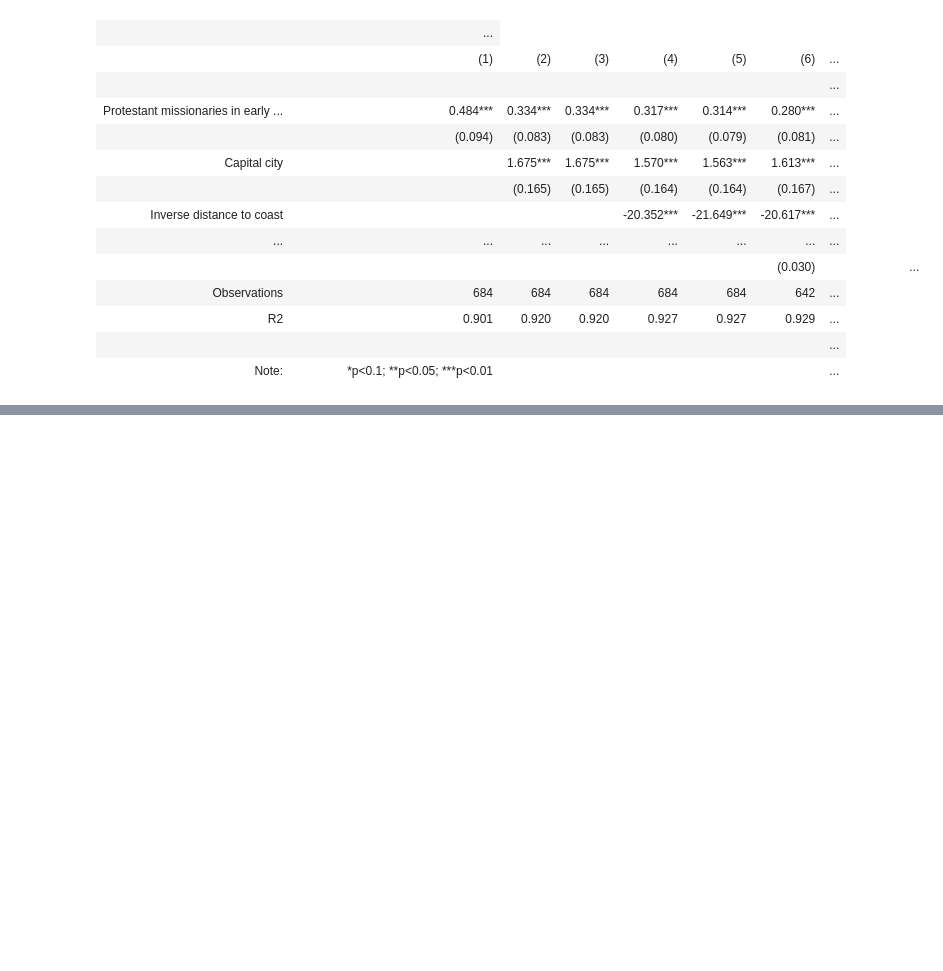
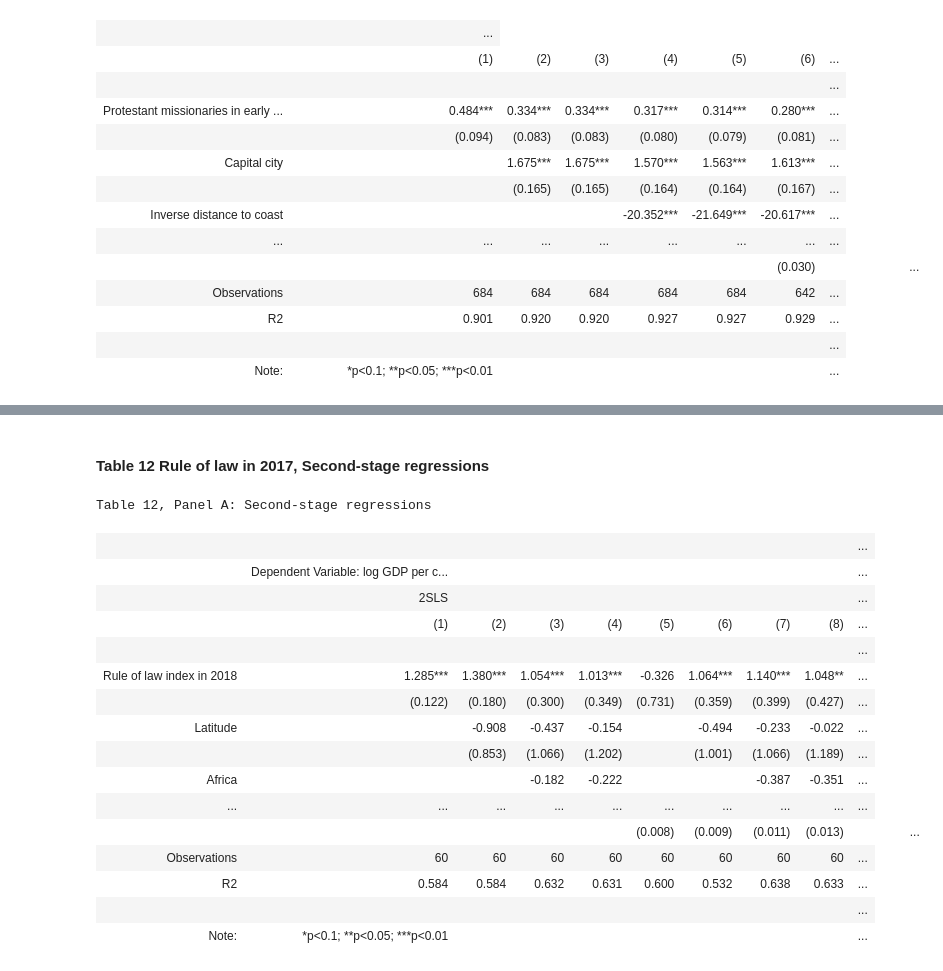
Before and after one commit to melih-damar/ose-data-science-course-project-melih-damar, a Jupyter notebook: Project_Melih_Damar.ipynb, the cells around one changed output, grey strips where cells are left out. Drawn from its saved outputs; the diff is of its cells as text; code cells hidden in the pictures; blank space fills up the shorter version.

```diff
--- a/Project_Melih_Damar.ipynb
+++ b/Project_Melih_Damar.ipynb
@@ -671,0 +732,22 @@ In this article, the authors revisit the idea of
+# %% [markdown]
+#### Table 12 Rule of law in 2017, Second-stage regressions <a class="anchor" id="table_12"></a>
+# %%
+get_table12(ext_data)
+# %% [output]
+Table 12, Panel A: Second‐stage regressions
+|  |  |  |  |  |  |  |  |  | ... |
+|  | Dependent Variable: log GDP per c... |  |  |  |  |  |  |  | ... |
+|  | 2SLS |  |  |  |  |  |  |  | ... |
+|  | (1) | (2) | (3) | (4) | (5) | (6) | (7) | (8) | ... |
+|  |  |  |  |  |  |  |  |  | ... |
+| Rule of law index in 2018 | 1.285*** | 1.380*** | 1.054*** | 1.013*** | -0.326 | 1.064*** | 1.140*** | 1.048** | ... |
+|  | (0.122) | (0.180) | (0.300) | (0.349) | (0.731) | (0.359) | (0.399) | (0.427) | ... |
+| Latitude |  | -0.908 | -0.437 | -0.154 |  | -0.494 | -0.233 | -0.022 | ... |
+|  |  | (0.853) | (1.066) | (1.202) |  | (1.001) | (1.066) | (1.189) | ... |
+| Africa |  |  | -0.182 | -0.222 |  |  | -0.387 | -0.351 | ... |
+| ... | ... | ... | ... | ... | ... | ... | ... | ... | ... |
+|  |  |  |  |  | (0.008) | (0.009) | (0.011) | (0.013) |  |  |  | ... |
+| Observations | 60 | 60 | 60 | 60 | 60 | 60 | 60 | 60 | ... |
+| R2 | 0.584 | 0.584 | 0.632 | 0.631 | 0.600 | 0.532 | 0.638 | 0.633 | ... |
+|  |  |  |  |  |  |  |  |  | ... |
+| Note: | *p<0.1; **p<0.05; ***p<0.01 |  |  |  |  |  |  |  | ... |
```
Also changed, not shown: parts of 49 cells of this notebook.
